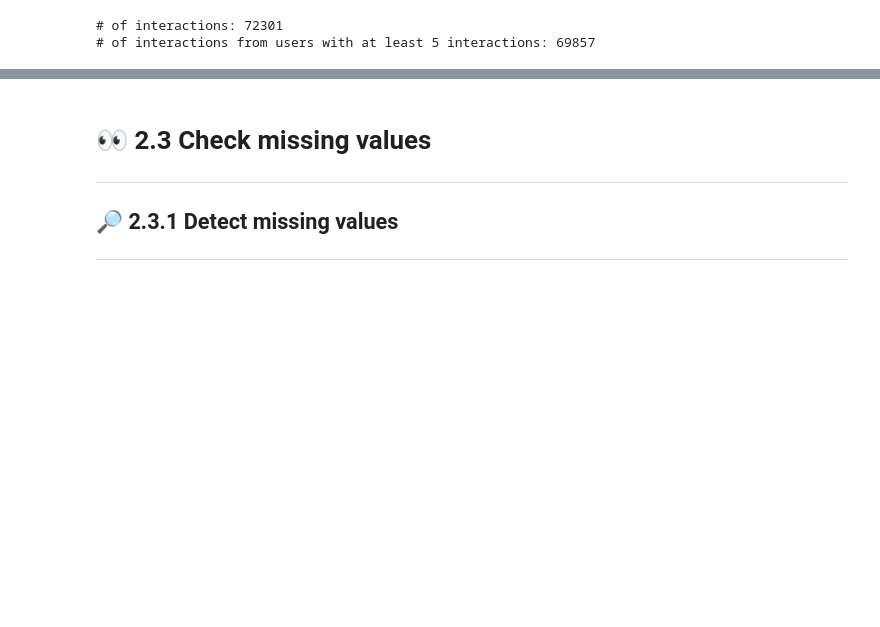
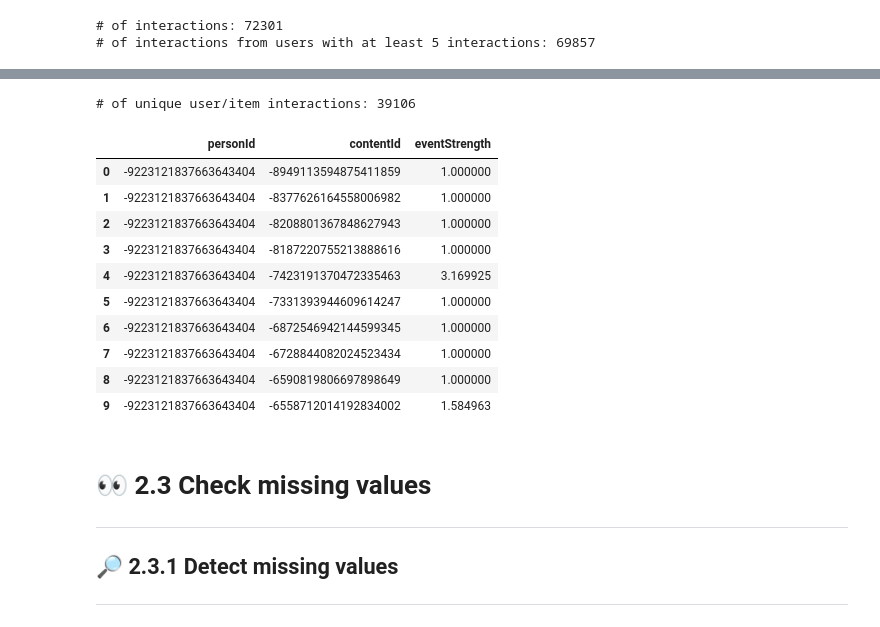
Before and after one commit to ChauHuynh1/recommender_system, a Jupyter notebook: Recsys.ipynb, the cells around one changed output, grey strips where cells are left out. Drawn from its saved outputs; the diff is of its cells as text; code cells hidden in the pictures; blank space fills up the shorter version.

```diff
--- a/Recsys.ipynb
+++ b/Recsys.ipynb
@@ -371,3 +395,25 @@ print('# of interactions from users with at least 5 interactions: %d' % len(inte
+# %%
+def smooth_user_preference(x):
+    return math.log(1+x, 2)
+
+interactions_full_df = interactions_from_selected_users_df \
+                    .groupby(['personId', 'contentId'])['eventStrength'].sum() \
+                    .apply(smooth_user_preference).reset_index()
+print('# of unique user/item interactions: %d' % len(interactions_full_df))
+interactions_full_df.head(10)
+# %% [output]
+# of unique user/item interactions: 39106
+|  | personId | contentId | eventStrength |
+| 0 | -9223121837663643404 | -8949113594875411859 | 1.000000 |
+| 1 | -9223121837663643404 | -8377626164558006982 | 1.000000 |
+| 2 | -9223121837663643404 | -8208801367848627943 | 1.000000 |
+| 3 | -9223121837663643404 | -8187220755213888616 | 1.000000 |
+| 4 | -9223121837663643404 | -7423191370472335463 | 3.169925 |
+| 5 | -9223121837663643404 | -7331393944609614247 | 1.000000 |
+| 6 | -9223121837663643404 | -6872546942144599345 | 1.000000 |
+| 7 | -9223121837663643404 | -6728844082024523434 | 1.000000 |
+| 8 | -9223121837663643404 | -6590819806697898649 | 1.000000 |
+| 9 | -9223121837663643404 | -6558712014192834002 | 1.584963 |
 # %% [markdown]
 <a id="2.3"></a>
 # 👀 2.3 Check missing values
```
Also changed, not shown: parts of 48 cells of this notebook, 2 other files.
